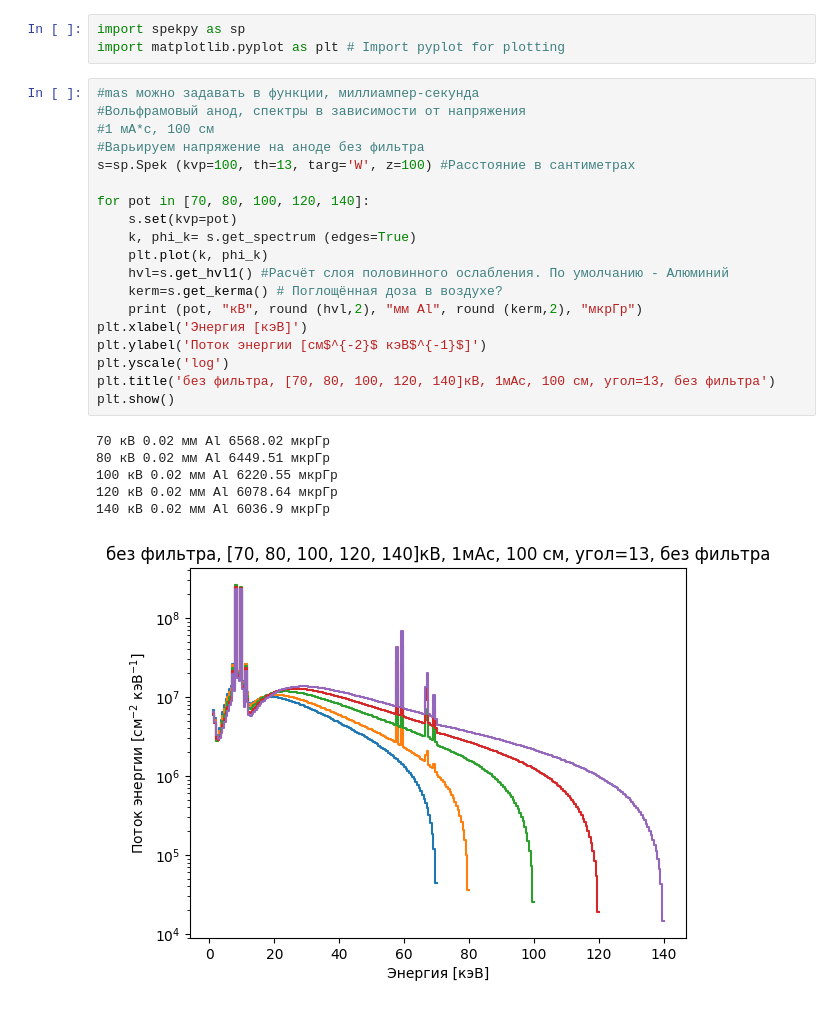
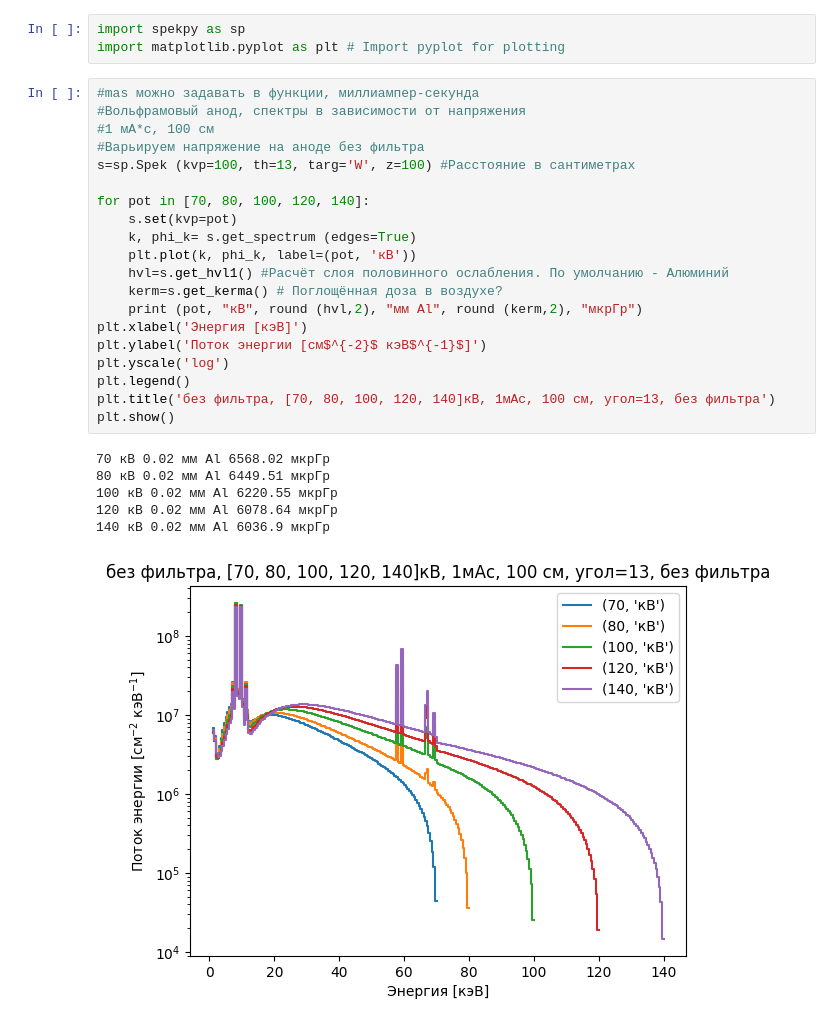
Before and after one commit to integrator942/X_ray_tube, a Jupyter notebook: task.ipynb, the cells around one changed output. Cells and saved outputs as stored; diff of their text form.

```diff
--- a/task.ipynb
+++ b/task.ipynb
@@ -4,29 +4,30 @@ import matplotlib.pyplot as plt # Import pyplot for plotting
 # %%
 #mas можно задавать в функции, миллиампер-секунда
 #Вольфрамовый анод, спектры в зависимости от напряжения
 #1 мА*с, 100 см
 #Варьируем напряжение на аноде без фильтра
 s=sp.Spek (kvp=100, th=13, targ='W', z=100) #Расстояние в сантиметрах
 
 for pot in [70, 80, 100, 120, 140]:
     s.set(kvp=pot)
     k, phi_k= s.get_spectrum (edges=True)
-    plt.plot(k, phi_k)
+    plt.plot(k, phi_k, label=(pot, 'кВ'))
     hvl=s.get_hvl1() #Расчёт слоя половинного ослабления. По умолчанию - Алюминий
     kerm=s.get_kerma() # Поглощённая доза в воздухе?
     print (pot, "кВ", round (hvl,2), "мм Al", round (kerm,2), "мкрГр")
 plt.xlabel('Энергия [кэВ]')
 plt.ylabel('Поток энергии [см$^{-2}$ кэВ$^{-1}$]')
 plt.yscale('log')
+plt.legend()
 plt.title('без фильтра, [70, 80, 100, 120, 140]кВ, 1мАс, 100 см, угол=13, без фильтра')
 plt.show()
 # %% [output]
 70 кВ 0.02 мм Al 6568.02 мкрГр
 80 кВ 0.02 мм Al 6449.51 мкрГр
 100 кВ 0.02 мм Al 6220.55 мкрГр
 120 кВ 0.02 мм Al 6078.64 мкрГр
 140 кВ 0.02 мм Al 6036.9 мкрГр
-[figure, old version]
+[figure, new version]
 # %%
 #Варьируем напряжение на аноде с фильтром
 s=sp.Spek (kvp=100, th=13, targ='W', z=100)
```
Also changed, not shown: parts of 3 cells of this notebook.
